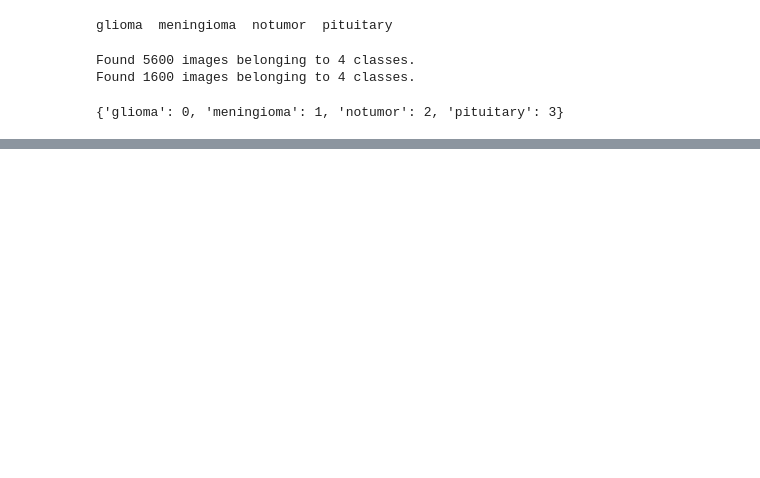
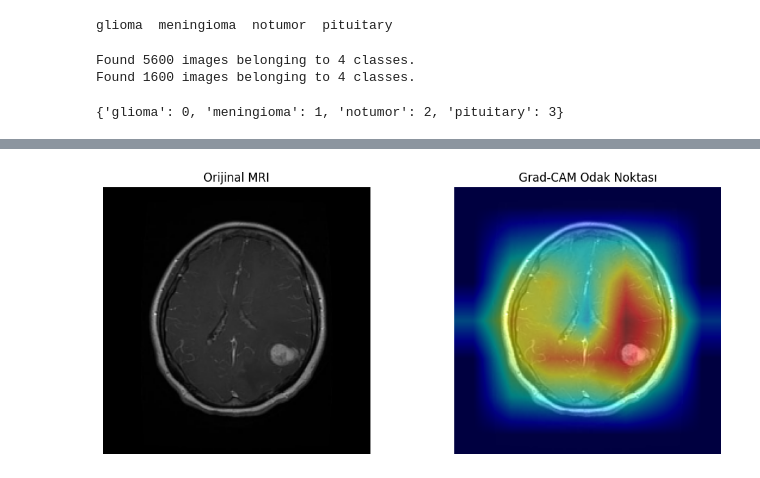
Before and after one commit to beyzahiz/Brain-MRI-Tumor-Classifier, a Jupyter notebook: notebooks/mri_tumor_classifier_v1.ipynb, the cells around one changed output, grey strips where cells are left out. Drawn from its saved outputs; the diff is of its cells as text; code cells hidden in the pictures; blank space fills up the shorter version.

Commit message:
gradCAM güncelleme

```diff
--- a/notebooks/mri_tumor_classifier_v1.ipynb
+++ b/notebooks/mri_tumor_classifier_v1.ipynb
@@ -223,18 +222,13 @@ plt.show()
 # %%
-#Grad-CAM
-
-import cv2
-
+# 1. Gelişmiş Isı Haritası Fonksiyonu (Gürültü Filtrelemeli)
 def load_image(img_path):
-    img = cv2.imread(img_path)
-    img = cv2.resize(img, (224, 224))
-    img = medical_preprocessing(img) # Eğitimle aynı ön işleme.
-#medical_preprocessing (CLAHE) ekledik ki model test ederken de görüntüleri netleştirilmiş olarak görsün. Eğer test resmi ile eğitim resmi farklı işlenirse Grad-CAM saçmalar.
-#Eğer modelinizi eğitirken görüntülere CLAHE uyguladıysanız, test sırasında da AYNI CLAHE işlemini uygulamanız şarttır. Aksi takdirde model kafayı yer.
-    return np.expand_dims(img, axis=0)
+    img = tf.keras.preprocessing.image.load_img(img_path, target_size=(224, 224))
+    img_array = tf.keras.preprocessing.image.img_to_array(img)
+    img_array = medical_preprocessing(img_array)
+    img_array = np.expand_dims(img_array, axis=0)
+    return img_array
 
 def make_gradcam_heatmap(img_array, model, last_conv_layer_name):
-    # 1. İç katmanı bulma (Aynı mantık)
     try:
         last_conv_layer = model.get_layer(last_conv_layer_name)
     except ValueError:
@@ -242,50 +236,74 @@ def make_gradcam_heatmap(img_array, model, last_conv_layer_name):
         last_conv_layer = base_model.get_layer(last_conv_layer_name)
         model = base_model
 
-    # 2. Grad-model oluşturma
     grad_model = tf.keras.models.Model(
         inputs=[model.inputs],
         outputs=[last_conv_layer.output, model.output]
     )
 
-    # 3. Gradyan hesaplama
     with tf.GradientTape() as tape:
         conv_outputs, predictions = grad_model(img_array)
-        # Tahminlerin en yüksek olduğu sınıfın indeksini bul
         class_idx = tf.argmax(predictions[0])
-        # Sadece o sınıfa ait olasılık değerini al (Loss)
-        # BURASI DEĞİŞTİ: Boyut uyuşmazlığını önlemek için tf.gather kullanıyoruz
         loss = tf.gather(predictions[0], class_idx)
 
-    # 4. Gradyanları alma
     grads = tape.gradient(loss, conv_outputs)
+    pooled_grads = tf.reduce_mean(grads, axis=(0, 1, 2))
 
-    # 5. Ağırlıklı ortalama ve Isı haritası oluşturma
-    pooled_grads = tf.reduce_mean(grads, axis=(0, 1, 2))
     conv_outputs = conv_outputs[0]
     heatmap = conv_outputs @ pooled_grads[..., tf.newaxis]
     heatmap = tf.squeeze(heatmap)
 
-    # 6. Normalize etme
-    heatmap = tf.maximum(heatmap, 0) / tf.math.reduce_max(heatmap)
-    return heatmap.numpy()
+    # İyileştirme: Negatif değerleri at ve normalize et
+    heatmap = tf.maximum(heatmap, 0) / (tf.math.reduce_max(heatmap) + 1e-10)
 
-#görselleştirme
-def display_gradcam(img_path, heatmap, alpha=0.4):
+    # Yeni: %20'nin altındaki zayıf sinyalleri temizle (Thresholding)
+    # Bu, odaklanmanın daha "keskin" olmasını sağlar.
+    heatmap = np.where(heatmap > 0.2, heatmap, 0)
+
+    return heatmap
+
+# 2. Yan Yana Karşılaştırmalı Görselleştirme
+def display_results(img_path, heatmap, alpha=0.5):
     img = cv2.imread(img_path)
     img = cv2.resize(img, (224, 224))
 
-    #normalize + uint8 garanti
-    heatmap = np.maximum(heatmap, 0)
-    heatmap = heatmap / np.max(heatmap)
-    heatmap = np.uint8(255 * heatmap)
+    # Isı haritasını hazırla
+    heatmap_resized = cv2.resize(heatmap, (224, 224))
+    heatmap_color = cv2.applyColorMap(np.uint8(255 * heatmap_resized), cv2.COLORMAP_JET)
 
-    #resize
-    heatmap = cv2.resize(heatmap, (224, 224))
+    # Orijinal resimle birleştir
+    superimposed_img = cv2.addWeighted(img, 1, heatmap_color, alpha, 0)
 
-    heatmap = cv2.applyColorMap(heatmap, cv2.COLORMAP_JET)
-    superimposed_img = cv2.addWeighted(img, 1 - alpha, heatmap, alpha, 0)
+    # Görüntüleri yan yana koy (Doktor sunumu gibi)
+    plt.figure(figsize=(12, 5))
 
-    plt.imshow(superimposed_img)
+    plt.subplot(1, 2, 1)
+    plt.imshow(cv2.cvtColor(img, cv2.COLOR_BGR2RGB))
+    plt.title("Orijinal MRI")
     plt.axis('off')
+
+    plt.subplot(1, 2, 2)
+    plt.imshow(cv2.cvtColor(superimposed_img, cv2.COLOR_BGR2RGB))
+    plt.title("Grad-CAM Odak Noktası")
+    plt.axis('off')
+
     plt.show()
+
+# 3. KATMAN TESTİ VE ÇOKLU GÖRSELLEŞTİRME
+# 'top_conv' yerine 'block7a_project_conv' deneyerek hassasiyeti kontrol ediyoruz
+layers_to_try = ["top_conv", "block7a_project_conv"]
+test_images = [
+    "Testing/glioma/Te-gl_393.jpg",
+    "Testing/pituitary/Te-pi_0010.jpg" # Farklı bir sınıf da ekle
+]
+
+for img_p in test_images:
+    if os.path.exists(img_p):
+        print(f"\nAnaliz ediliyor: {img_p}")
+        img_arr = load_image(img_p)
+
+        for lyr in layers_to_try:
+            print(f"Katman: {lyr}")
+            h_map = make_gradcam_heatmap(img_arr, model, lyr)
+            display_results(img_p, h_map)
+# %% [output]
@@ -291,0 +315 @@ def display_gradcam(img_path, heatmap, alpha=0.4):
+[figure, added]
```
Also changed, not shown: parts of 7 cells of this notebook.
